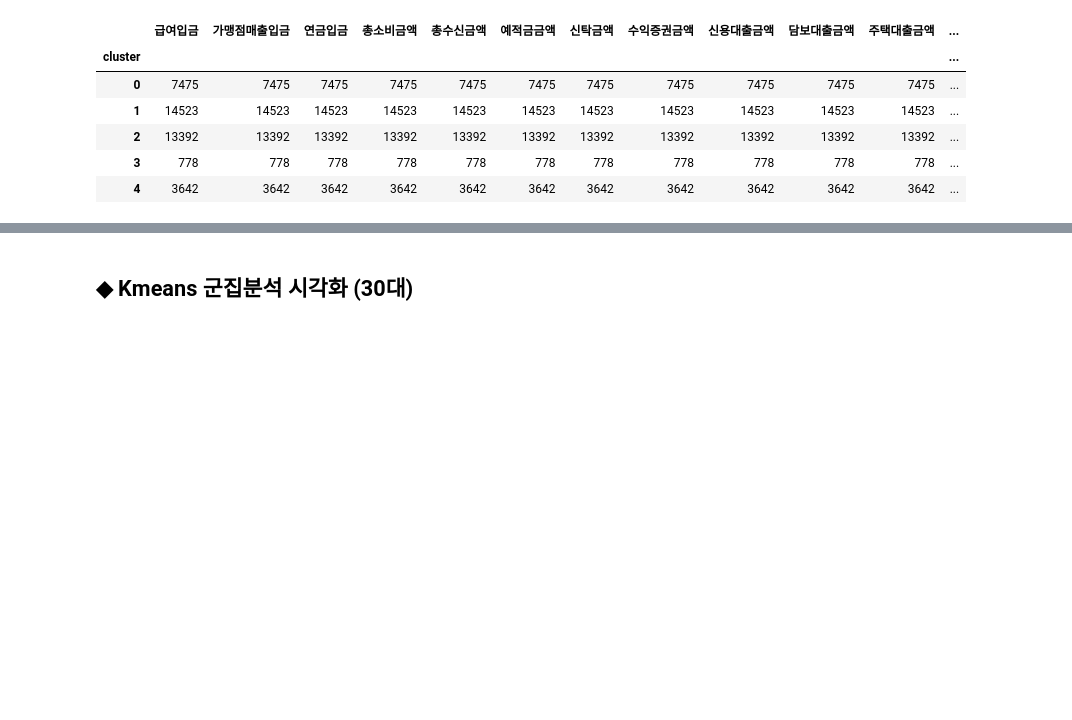
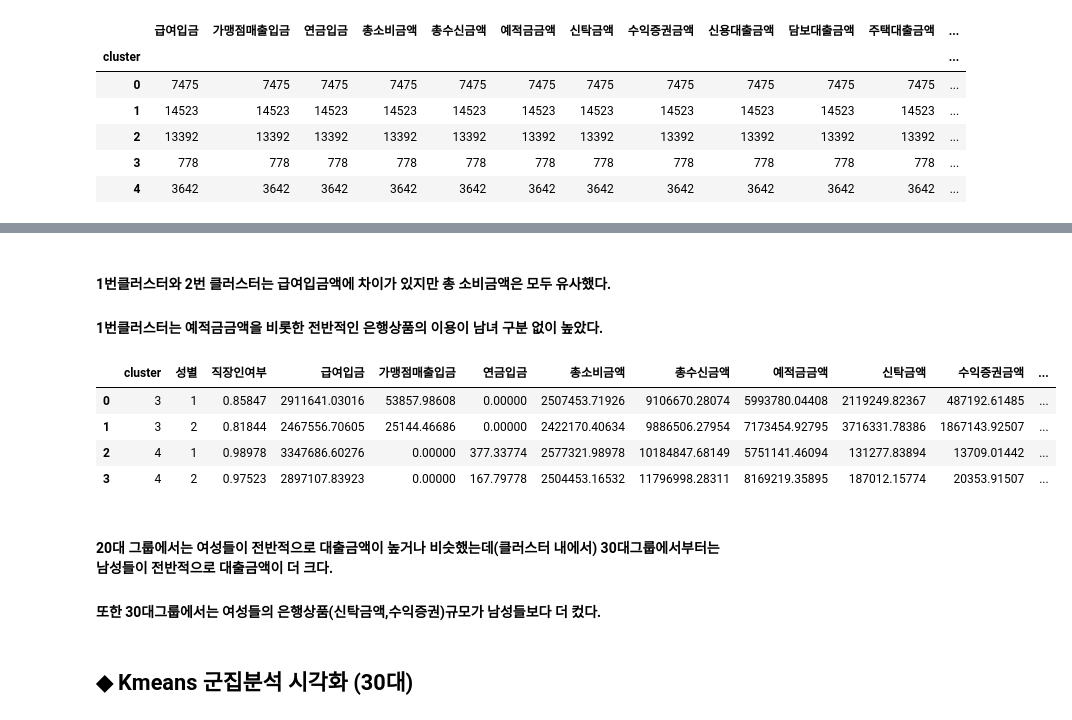
Before and after one commit to DataWilll/Wanwoo-Chang, a Jupyter notebook: 신한은행데이터 분석 코드.ipynb, the cells around one changed output, grey strips where cells are left out. Saved outputs shown, nothing was run; the diff lists cells and outputs as text; code cells hidden in the pictures; blank space fills up the shorter version.

```diff
--- a/신한은행데이터 분석 코드.ipynb
+++ b/신한은행데이터 분석 코드.ipynb
@@ -796,3 +813,18 @@ m_clustering.groupby('cluster').mean()
+# %% [markdown]
+#### 1번클러스터와 2번 클러스터는 급여입금액에 차이가 있지만 총 소비금액은 모두 유사했다.
+
+#### 1번클러스터는 예적금금액을 비롯한 전반적인 은행상품의 이용이 남녀 구분 없이 높았다.
+# %%
+m2.loc[(m2.cluster==3)|(m2.cluster==4),].groupby(['cluster','성별'],as_index=False).mean()#30대 3번4번 클러스터 남녀 자산 정보 평균
+# %% [output]
+|  | cluster | 성별 | 직장인여부 | 급여입금 | 가맹점매출입금 | 연금입금 | 총소비금액 | 총수신금액 | 예적금금액 | 신탁금액 | 수익증권금액 | ... |
+| 0 | 3 | 1 | 0.85847 | 2911641.03016 | 53857.98608 | 0.00000 | 2507453.71926 | 9106670.28074 | 5993780.04408 | 2119249.82367 | 487192.61485 | ... |
+| 1 | 3 | 2 | 0.81844 | 2467556.70605 | 25144.46686 | 0.00000 | 2422170.40634 | 9886506.27954 | 7173454.92795 | 3716331.78386 | 1867143.92507 | ... |
+| 2 | 4 | 1 | 0.98978 | 3347686.60276 | 0.00000 | 377.33774 | 2577321.98978 | 10184847.68149 | 5751141.46094 | 131277.83894 | 13709.01442 | ... |
+| 3 | 4 | 2 | 0.97523 | 2897107.83923 | 0.00000 | 167.79778 | 2504453.16532 | 11796998.28311 | 8169219.35895 | 187012.15774 | 20353.91507 | ... |
+# %% [markdown]
+#### 20대 그룹에서는 여성들이 전반적으로 대출금액이 높거나 비슷했는데(클러스터 내에서) 30대그룹에서부터는 남성들이 전반적으로 대출금액이 더 크다.
+#### 또한 30대그룹에서는 여성들의 은행상품(신탁금액,수익증권)규모가 남성들보다 더 컸다.
 # %% [markdown]
 ## ◆ Kmeans 군집분석  시각화 (30대)
 # %%
```
Also changed, not shown: parts of 16 cells of this notebook.
